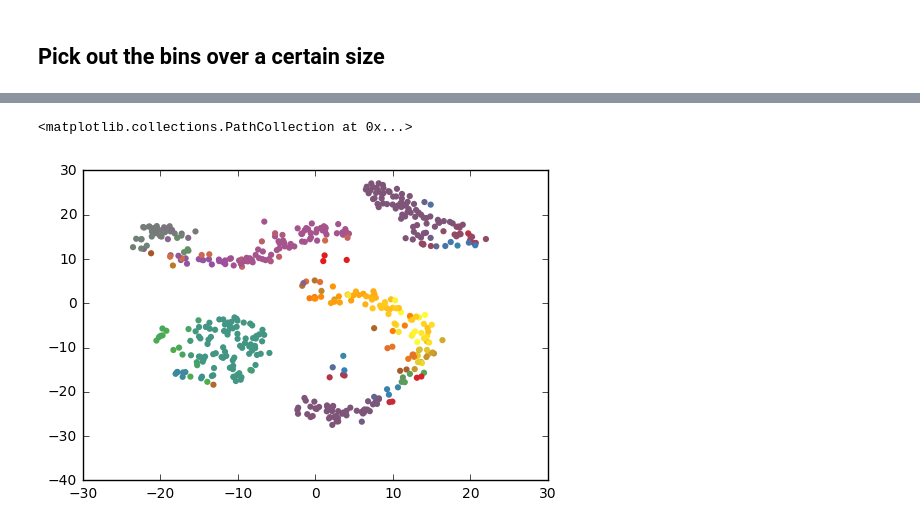
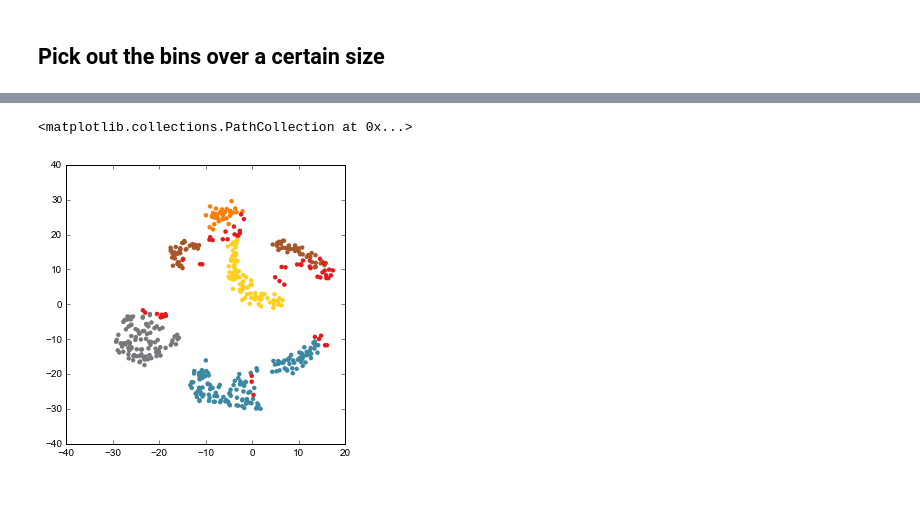
Before and after one commit to ngs-docs/2017-ucsc-metagenomics, a Jupyter notebook: files/sourmash_tetramer-cluster-extract.ipynb, the cells around one changed output, grey strips where cells are left out. Cells and saved outputs as stored; diff of their text form; code cells hidden in the pictures; blank space fills up the shorter version.

Commit message:
added functions and cleaned up plotting

```diff
--- a/files/sourmash_tetramer-cluster-extract.ipynb
+++ b/files/sourmash_tetramer-cluster-extract.ipynb
@@ -87,2 +81,4 @@ Y = sch.linkage(matrix, method='single')
 # %%
-clusters = sch.fcluster(Y, t=0.3, criterion='distance')
+Y = sch.linkage(dist_matrix, method='single')
+cluster_ids = sch.fcluster(Y, t=0.5, criterion='distance')
+max(cluster_ids)
@@ -95,4 +99,3 @@ max(clusters)
 # %%
-import pylab
-n, bins, patches = pylab.hist(clusters, bins=max(clusters))
+n, bins, patches = plt.hist(cluster_ids, bins=max(cluster_ids), lw=0)
 # %% [output]
@@ -100,11 +103,12 @@ n, bins, patches = pylab.hist(clusters, bins=max(clusters))
 # %% [markdown]
 ## Pick out the bins over a certain size
 # %%
-major_bins = []
-MIN_SIZE=20
+def select_bins(n, bins, MIN_SIZE=20):
 
-for bin_n, size in enumerate(n):
-    if size > 20:
-        major_bins.append(bin_n + 1)
+    major_bins = []
+    for bin_n, size in enumerate(n):
+        if size > MIN_SIZE:
+            major_bins.append(bin_n + 1)
+    return(major_bins)
 
-print(major_bins)
+major_bins = select_bins(n,bins)
@@ -162,11 +157,20 @@ import pandas as pd
 # %%
-t = TSNE().fit_transform(matrix)
-df=pd.DataFrame(t)
-df2=pd.DataFrame(clusters)
-df['cluster']=df2
+def TSNE_toDF(matrix, clusters, major_bins):
+    t = TSNE().fit_transform(matrix)
+    df=pd.DataFrame(t)
+    df.columns=['t1','t2']
+    df2=pd.DataFrame(clusters)
+    df['cluster']=df2
+    minor_bins=set(clusters).difference(set(major_bins))
+    df.cluster.replace(list(minor_bins),0, inplace=True)
+    return(df)
+
+tsne_df = TSNE_toDF(dist_matrix, cluster_ids, major_bins)
 # %%
 fig,ax=plt.subplots(1)
-ax.scatter(df[0], df[1], c=df.cluster, cmap=pal.colorbrewer.qualitative.Set1_7.get_mpl_colormap(), lw=0)
+fig.set_size_inches(5,5)
+cmap=pal.colorbrewer.qualitative.Set1_7.get_mpl_colormap()
+ax.scatter(tsne_df.t1, tsne_df.t2, c=tsne_df.cluster, cmap=cmap, lw=0)
 # %% [output]
 <matplotlib.collections.PathCollection at 0x...>
-[figure, old version]
+[figure, new version]
```
Also changed, not shown: parts of 19 cells of this notebook.
